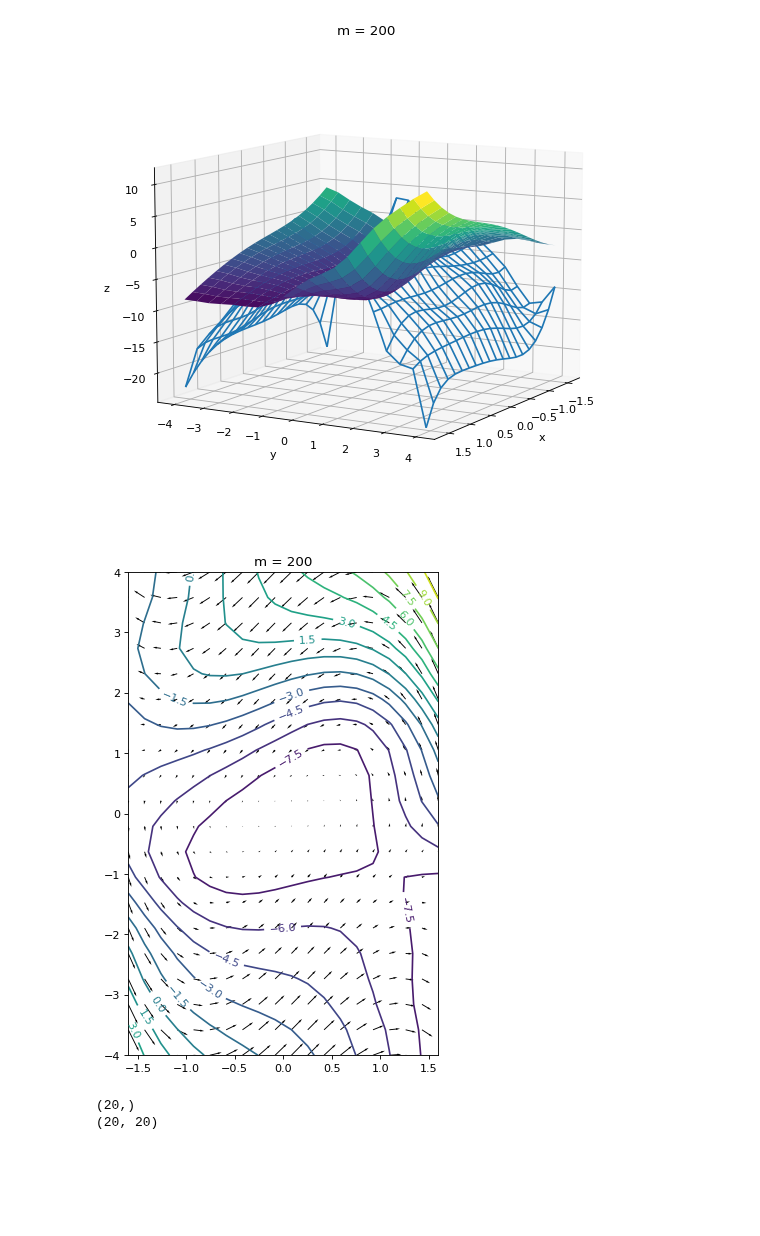
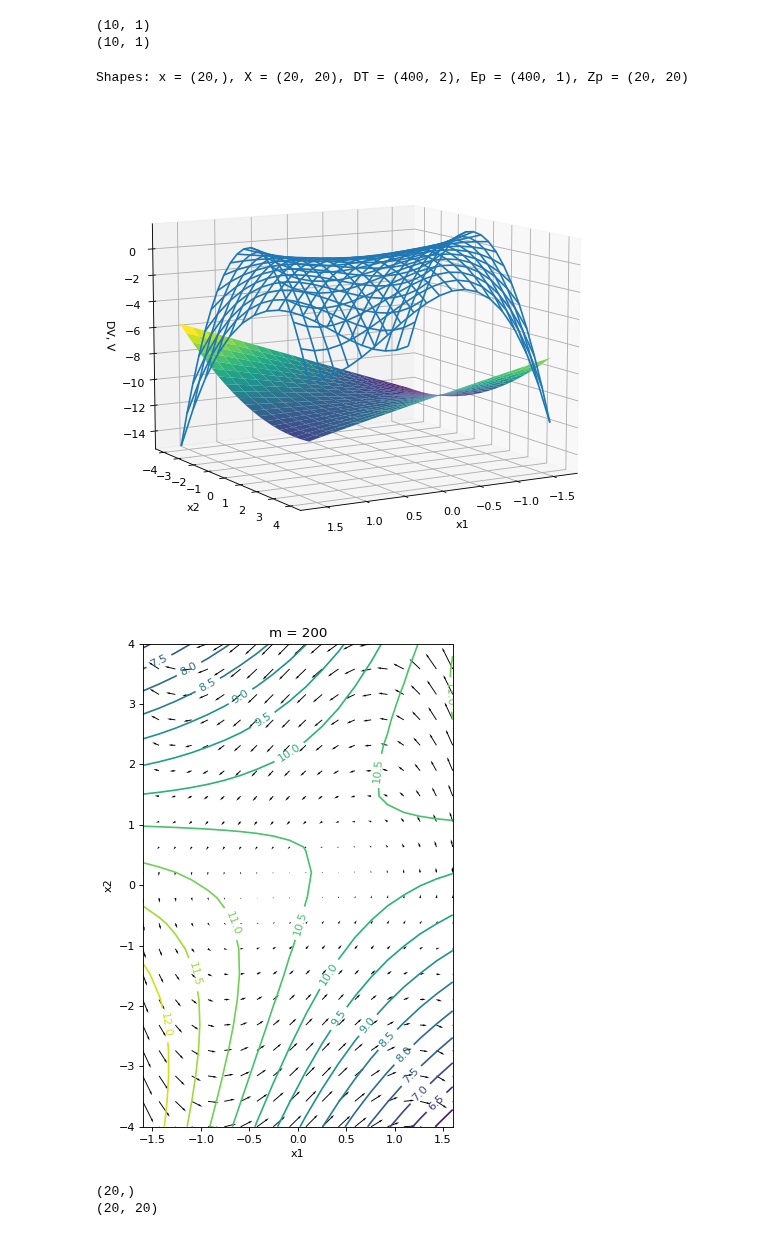
Before and after one commit to kyrxanthos/NN_dynamical_systems, a Jupyter notebook: Lya_model 2.ipynb, the cells around one changed output. Drawn from its saved outputs; the diff is of its cells as text; code cells hidden in the pictures; blank space fills up the shorter version.

Commit message:
trying to plot NN layer

```diff
--- a/Lya_model 2.ipynb
+++ b/Lya_model 2.ipynb
@@ -117,7 +129,7 @@ def get_regularised_bn_mlp(input_shape, m, hidden_units, l2_reg_coeff = None, dr
     h = tf.keras.layers.Dense(m, activation=tf.math.cos,
                               kernel_initializer=tf.random_normal_initializer,
                               bias_initializer= tf.random_uniform_initializer(0, 2*  np.pi),
-                              trainable=True)(inputs)
+                              trainable=False, name = '1st_hidden')(inputs)
     h = np.sqrt(2) * h #/m
     for units in hidden_units:
         # h = tf.keras.layers.Dense(units, activation='selu',
@@ -128,7 +140,7 @@ def get_regularised_bn_mlp(input_shape, m, hidden_units, l2_reg_coeff = None, dr
         # h = tf.keras.layers.Dropout(dropout_rate)(h)
     # outputs = tf.keras.layers.Dense(10, activation=None)(h)
     # use bias is false because the derivative of a constant number (bias) is just zero
-    outputs = tf.keras.layers.Dense(1, activation=None, name = 'output_layer', use_bias=False, trainable=True)(h)
+    outputs = tf.keras.layers.Dense(1, kernel_initializer = tf.zeros_initializer(),activation=None, name = 'output_layer', use_bias=False, trainable=True)(h)
     # outputs = outputs / m
     # if m >= 1000:
     #     # only divide by m if the number of neurons exceeds a certain threshold
@@ -176,9 +188,9 @@ for i in range(s[0]):
     for j in range(s[1]):
         Zp[i,j] = Ep[c]
         c = c+1;
-plt.figure(figsize=(5,8))
-plt.contour(x,y,Zp, levels=15)
-plt.show()
+# plt.figure(figsize=(5,8))
+# plt.contour(x,y,Zp, levels=15)
+# plt.show()
 # %% [output]
 Model: "model_1"
 _________________________________________________________________
@@ -351,3 +398,10 @@ plt.show()
+# %%
+print(io1.shape)
+io_inner_prod = io1 * io2
+print(io_inner_prod.shape)
+# %% [output]
+(10, 1)
+(10, 1)
 # %%
 ###### plot result ######
 
@@ -380,6 +434,7 @@ for i in range(s[0]):
 # evaluate model (= Lyapunov function values V)
 Ep = model.predict(DT)
 
+
 # convert point vector to tensor for evaluating x-derivative
 tDT = tf.convert_to_tensor(DT, dtype=tf.float32)
 
@@ -392,51 +447,62 @@ with tf.GradientTape() as tape:
 # compute orbital derivative DVf
 Ee = tf.math.reduce_sum(grads*tf.transpose(tf.convert_to_tensor(vf(DT), dtype=tf.float32)), axis=1)
 
 # copy V and DVf values into plottable format
 c = 0
 for i in range(s[0]):
     for j in range(s[1]):
         Ze[i,j] = Ee[c]
         Zp[i,j] = Ep[c]
         c = c+1;
 
 
 # define vector field for plot
 new_vf = np.reshape(np.array(vf(DT)), (dim, numpoints, numpoints))
 
+print('Shapes: x = {}, X = {}, DT = {}, Ep = {}, Zp = {}'.format(
+    x.shape, X.shape, DT.shape, Ep.shape, Zp.shape
+))
+
 # define figure
-fig = plt.figure()
+fig = plt.figure(figsize=(8,8))
 ax = plt.axes(projection='3d')
 
-ax.set_title('m = {}'.format(m))
-ax.set_xlabel('x')
-ax.set_ylabel('y')
-ax.set_zlabel('z');
+# ax.set_title('m = {}'.format(m))
+ax.set_xlabel('x1')
+ax.set_ylabel('x2')
+ax.set_zlabel('DV, V');
 
 # plot values V
-ax.plot_surface(X, Y, Zp, rstride=1, cstride=1,
+ax.plot_surface(X, Y, -Zp, rstride=1, cstride=1,
                 cmap='viridis', edgecolor='none')
 
 # plot orbital derivative DVf
 ax.plot_wireframe(X, Y, Ze, rstride=1, cstride=1)
 
 # change angles to see graph more clearly
 # ax.view_init(-140, 60)
-ax.view_init(10, 30)
+ax.view_init(10, 60)
 
-
+# plt.savefig('Plots/van_3dplot.pdf')
 plt.show()
 # %% [output]
+Shapes: x = (20,), X = (20, 20), DT = (400, 2), Ep = (400, 1), Zp = (20, 20)
-[figure, old version]
+[figure, new version]
 # %%
+# import seaborn as sns
+# sns.set_theme() # specify a theme
+# sns.set_style({'axes.grid' : False})
 plt.figure(figsize=(5,8))
 cp = plt.contour(x,y,Zp, levels=15)
 plt.quiver(X,Y, new_vf[0], new_vf[1], headwidth=2, headlength=4)
 plt.clabel(cp, inline=True, fontsize=10)
 plt.title('m = {}'.format(m))
+plt.xlabel('x1')
+plt.ylabel('x2')
+# plt.savefig('Plots/vanpol2.pdf')
 plt.show()
 # %% [output]
-[figure, old version]
+[figure, new version]
 # %%
 # model.weights
 # %%
```
Also changed, not shown: parts of 10 cells of this notebook, 12 other files.
